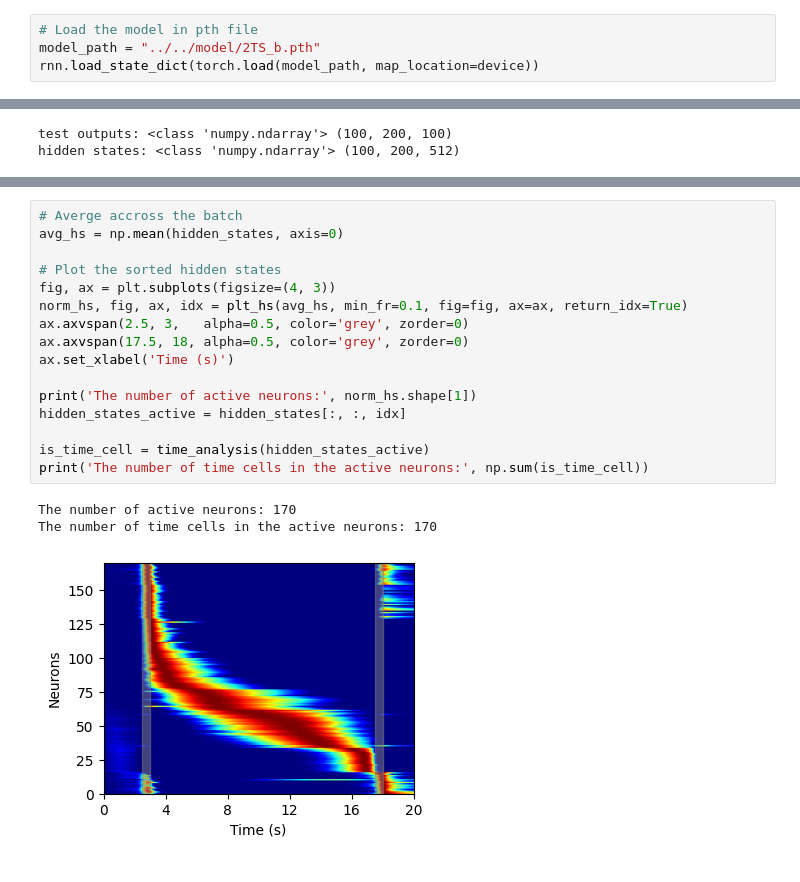
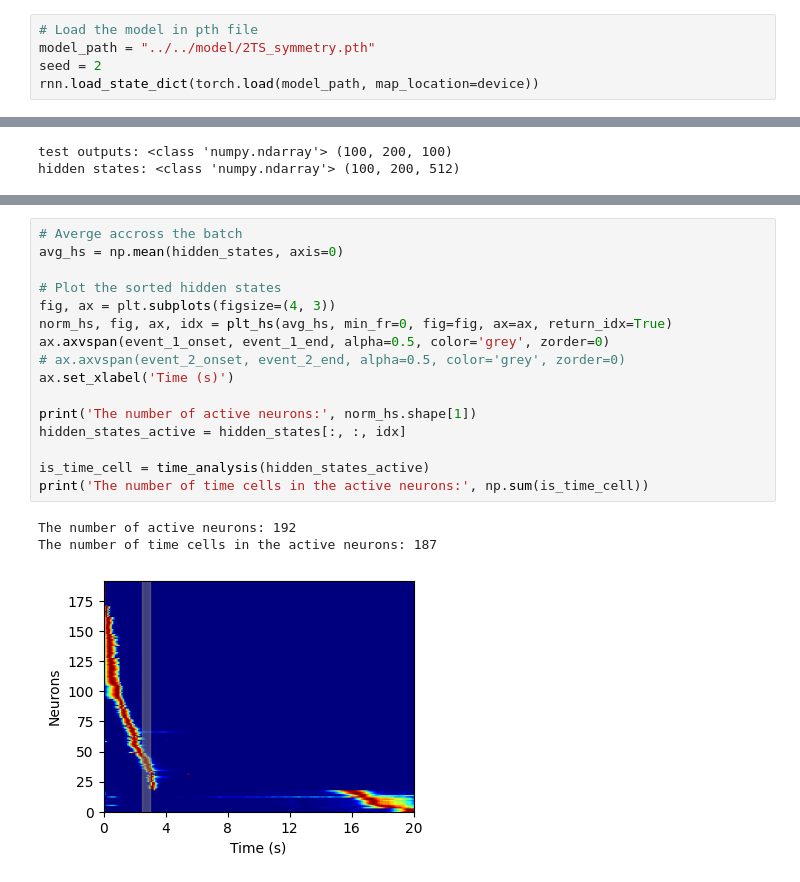
Before and after one commit to qrsyu/STCell, a Jupyter notebook: code/time_exp/test_model.ipynb, the cells around one changed output, grey strips where cells are left out. Saved outputs shown, nothing was run; the diff lists cells and outputs as text.

```diff
--- a/code/time_exp/test_model.ipynb
+++ b/code/time_exp/test_model.ipynb
@@ -54,7 +54,8 @@ rnn.to(device)
 optimizer = torch.optim.Adam(rnn.parameters(), lr=0.0005)
 # %%
 # Load the model in pth file
-model_path = "../../model/2TS_b.pth"
+model_path = "../../model/2TS_symmetry.pth"
+seed = 2
 rnn.load_state_dict(torch.load(model_path, map_location=device))
 # %% [output]
 <All keys matched successfully>
@@ -254,20 +266,20 @@ plt.tight_layout()
 # %%
 # Averge accross the batch
 avg_hs = np.mean(hidden_states, axis=0)
 
 # Plot the sorted hidden states
 fig, ax = plt.subplots(figsize=(4, 3))
-norm_hs, fig, ax, idx = plt_hs(avg_hs, min_fr=0.1, fig=fig, ax=ax, return_idx=True)
-ax.axvspan(2.5, 3,   alpha=0.5, color='grey', zorder=0)
-ax.axvspan(17.5, 18, alpha=0.5, color='grey', zorder=0)
+norm_hs, fig, ax, idx = plt_hs(avg_hs, min_fr=0, fig=fig, ax=ax, return_idx=True)
+ax.axvspan(event_1_onset, event_1_end, alpha=0.5, color='grey', zorder=0)
+# ax.axvspan(event_2_onset, event_2_end, alpha=0.5, color='grey', zorder=0)
 ax.set_xlabel('Time (s)')
 
 print('The number of active neurons:', norm_hs.shape[1])
 hidden_states_active = hidden_states[:, :, idx]
 
 is_time_cell = time_analysis(hidden_states_active)
 print('The number of time cells in the active neurons:', np.sum(is_time_cell))
 # %% [output]
-The number of active neurons: 170
-The number of time cells in the active neurons: 170
+The number of active neurons: 192
+The number of time cells in the active neurons: 187
-[figure, old version]
+[figure, new version]
```
Also changed, not shown: parts of 7 cells of this notebook, 3 other files.
